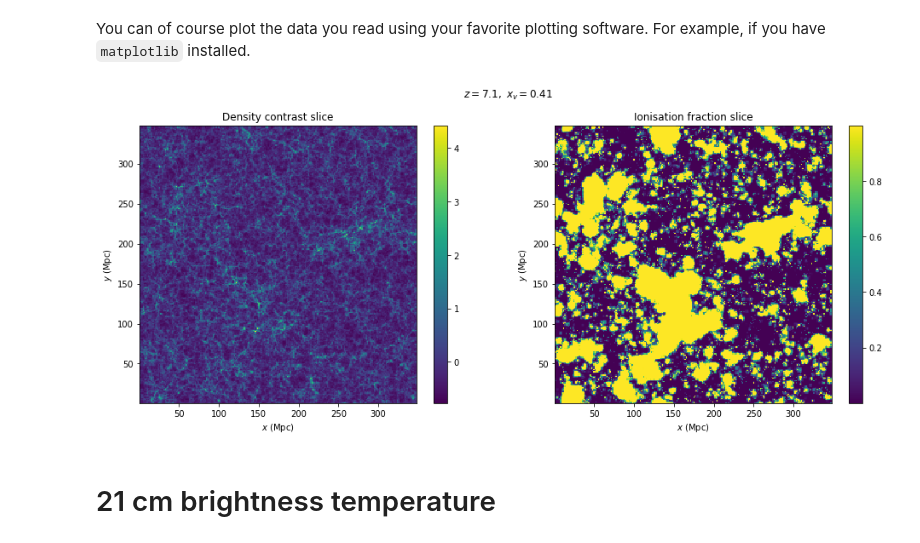
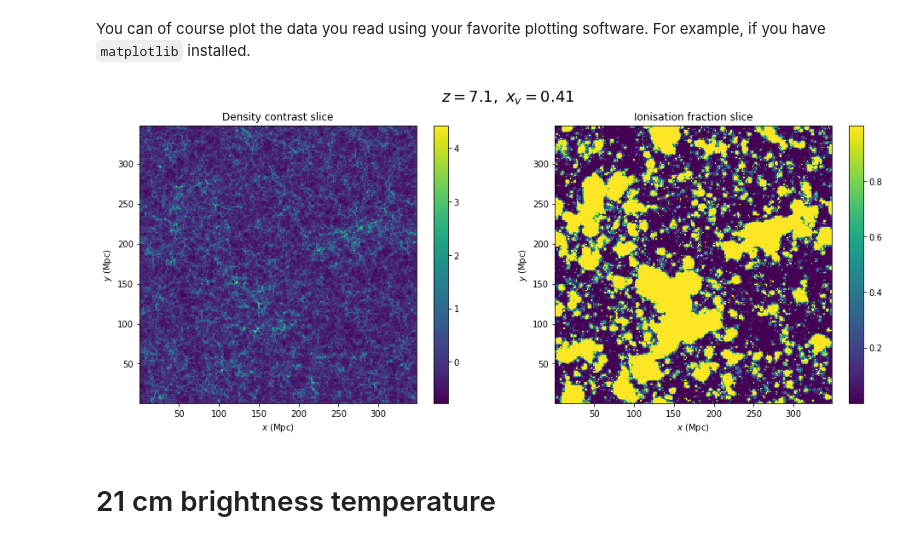
Before and after one commit to sambit-giri/tools21cm, a Jupyter notebook: docs/examples/tutorials.ipynb, the cells around one changed output. Cells and saved outputs as stored; diff of their text form; code cells hidden in the pictures.

```diff
--- a/docs/examples/tutorials.ipynb
+++ b/docs/examples/tutorials.ipynb
@@ -44,25 +44,25 @@ y, x = np.mgrid[slice(dy/2,box_dims,dy),
                 slice(dx/2,box_dims,dx)]
 # %%
 plt.rcParams['figure.figsize'] = [16, 6]
-plt.suptitle('$z={0:.1f},~x_v=${1:.2f}'.format(z,xfrac.mean()))
+plt.suptitle('$z={0:.1f},~x_v=${1:.2f}'.format(z,xfrac.mean()), size=18)
 
 plt.subplot(121)
 plt.title('Density contrast slice')
 plt.pcolormesh(x, y, dens[0]/dens.mean()-1)
 plt.xlabel('$x$ (Mpc)')
 plt.ylabel('$y$ (Mpc)')
 plt.colorbar()
 
 plt.subplot(122)
 plt.title('Ionisation fraction slice')
 plt.pcolormesh(x, y, xfrac[0])
 plt.xlabel('$x$ (Mpc)')
 plt.ylabel('$y$ (Mpc)')
 plt.colorbar()
 
 plt.show()
 # %% [output]
-[figure, old version]
+[figure, new version]
 # %% [markdown]
 # 21 cm brightness temperature
 # %% [markdown]
```
Also changed, not shown: parts of 25 cells of this notebook, 5 other files.
